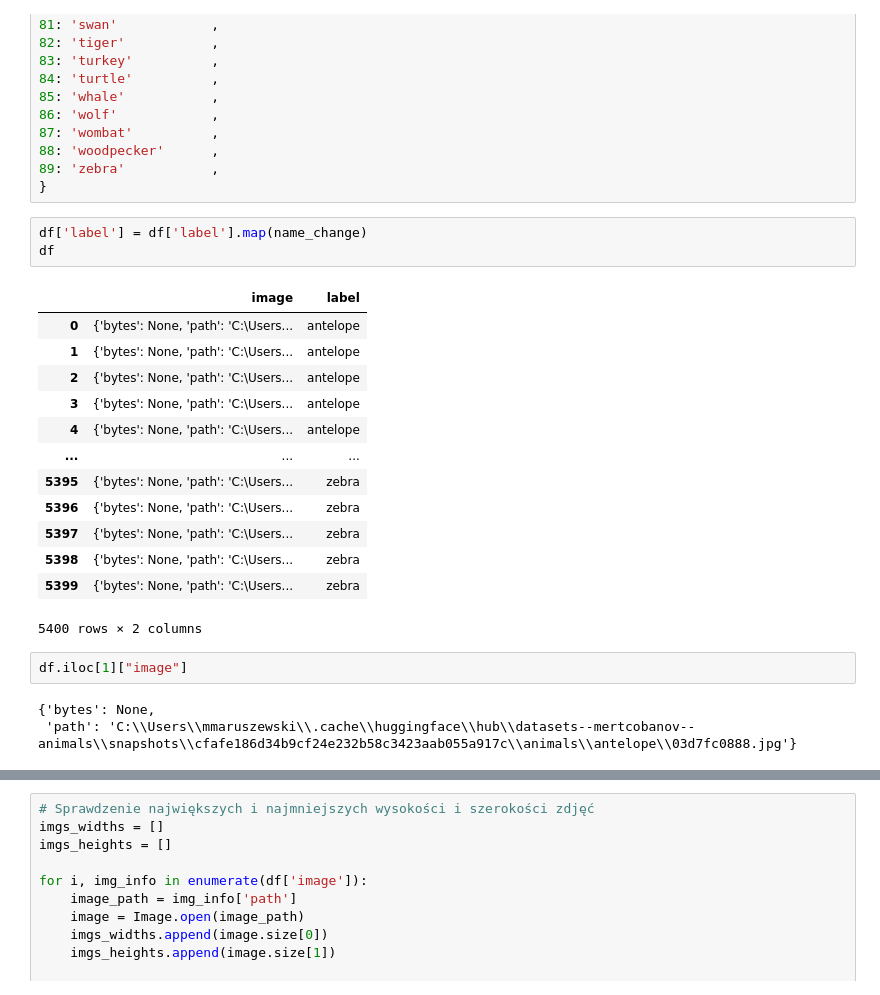
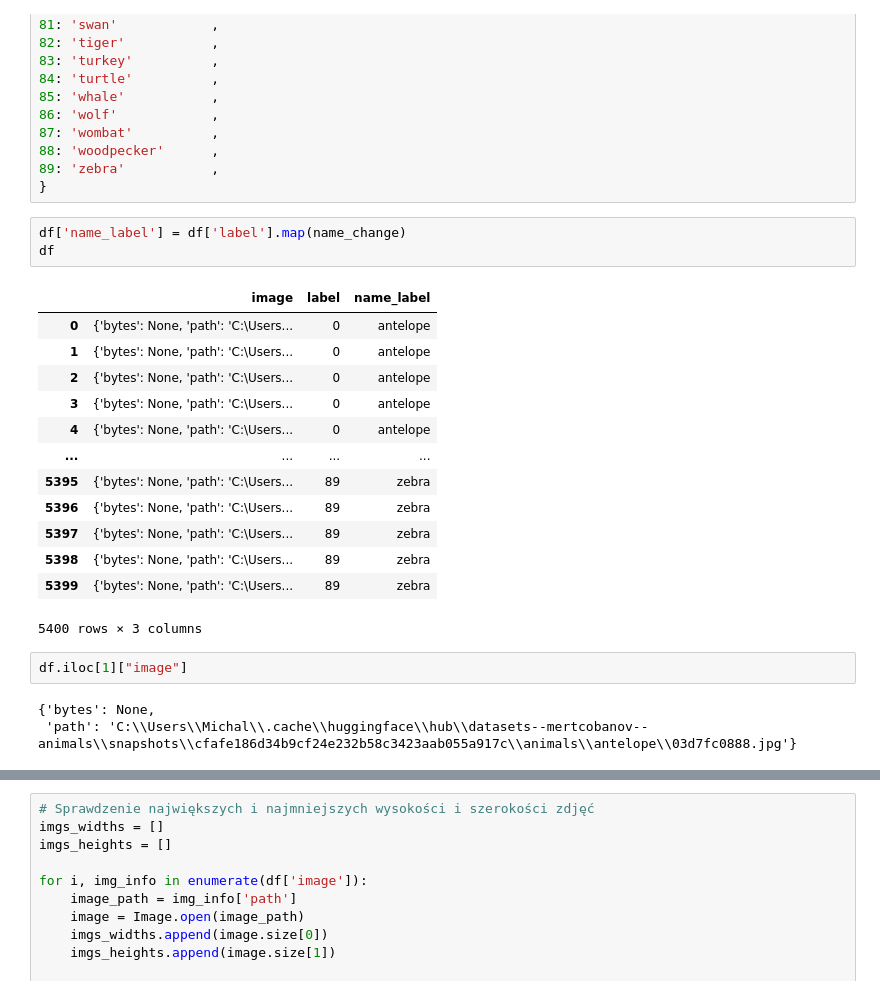
Before and after one commit to Miczel00/ZUM_Project, a Jupyter notebook: Data_cleaning.ipynb, the cells around one changed output, grey strips where cells are left out. Saved outputs shown, nothing was run; the diff lists cells and outputs as text.

```diff
--- a/Data_cleaning.ipynb
+++ b/Data_cleaning.ipynb
@@ -147,27 +159,27 @@ name_change = {
 89: 'zebra'           ,
 }
 # %%
-df['label'] = df['label'].map(name_change)
+df['name_label'] = df['label'].map(name_change)
 df
 # %% [output]
-|  | image | label |
-| 0 | {'bytes': None, 'path': 'C:\Users... | antelope |
-| 1 | {'bytes': None, 'path': 'C:\Users... | antelope |
-| 2 | {'bytes': None, 'path': 'C:\Users... | antelope |
-| 3 | {'bytes': None, 'path': 'C:\Users... | antelope |
-| 4 | {'bytes': None, 'path': 'C:\Users... | antelope |
-| ... | ... | ... |
-| 5395 | {'bytes': None, 'path': 'C:\Users... | zebra |
-| 5396 | {'bytes': None, 'path': 'C:\Users... | zebra |
-| 5397 | {'bytes': None, 'path': 'C:\Users... | zebra |
-| 5398 | {'bytes': None, 'path': 'C:\Users... | zebra |
-| 5399 | {'bytes': None, 'path': 'C:\Users... | zebra |
+|  | image | label | name_label |
+| 0 | {'bytes': None, 'path': 'C:\Users... | 0 | antelope |
+| 1 | {'bytes': None, 'path': 'C:\Users... | 0 | antelope |
+| 2 | {'bytes': None, 'path': 'C:\Users... | 0 | antelope |
+| 3 | {'bytes': None, 'path': 'C:\Users... | 0 | antelope |
+| 4 | {'bytes': None, 'path': 'C:\Users... | 0 | antelope |
+| ... | ... | ... | ... |
+| 5395 | {'bytes': None, 'path': 'C:\Users... | 89 | zebra |
+| 5396 | {'bytes': None, 'path': 'C:\Users... | 89 | zebra |
+| 5397 | {'bytes': None, 'path': 'C:\Users... | 89 | zebra |
+| 5398 | {'bytes': None, 'path': 'C:\Users... | 89 | zebra |
+| 5399 | {'bytes': None, 'path': 'C:\Users... | 89 | zebra |
-5400 rows × 2 columns
+5400 rows × 3 columns
 # %%
 df.iloc[1]["image"]
 # %% [output]
 {'bytes': None,
- 'path': 'C:\\Users\\mmaruszewski\\.cache\\huggingface\\hub\\datasets--mertcobanov--animals\\snapshots\\cfafe186d34b9cf24e232b58c3423aab055a917c\\animals\\antelope\\03d7fc0888.jpg'}
+ 'path': 'C:\\Users\\Michal\\.cache\\huggingface\\hub\\datasets--mertcobanov--animals\\snapshots\\cfafe186d34b9cf24e232b58c3423aab055a917c\\animals\\antelope\\03d7fc0888.jpg'}
 # %%
 # podgląd kilku przykładowych zdj.
 
```
Also changed, not shown: parts of 36 cells of this notebook, 1 other file.
